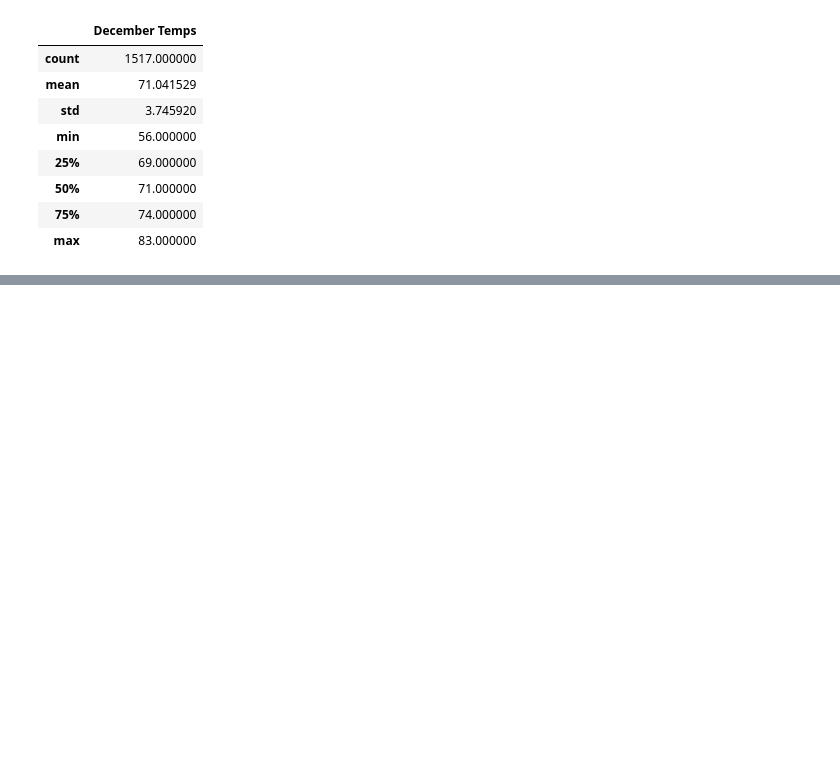
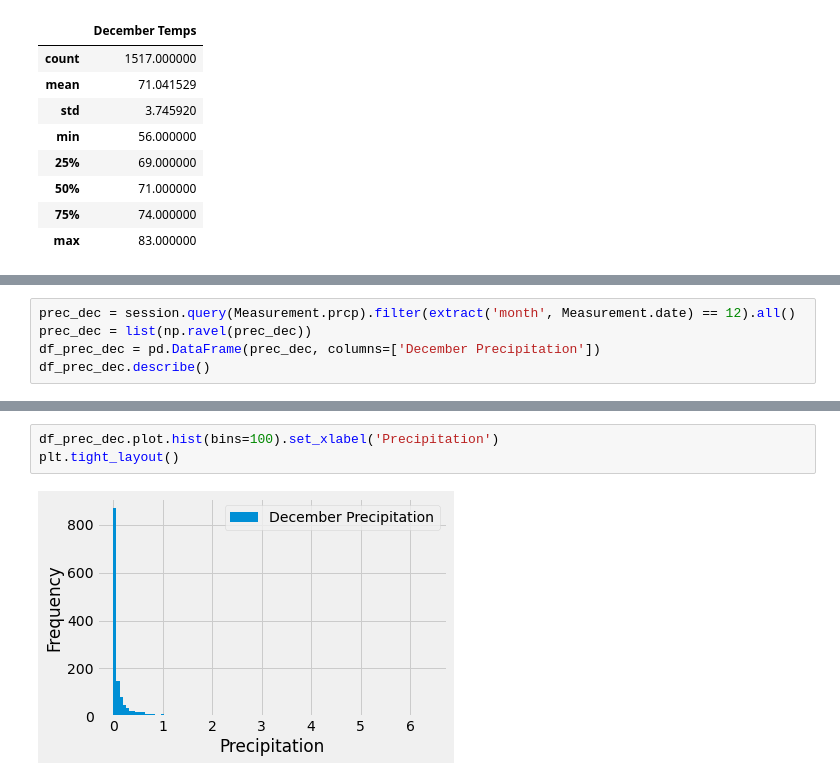
Before and after one commit to Ehsan-O/surfs_up, a Jupyter notebook: SurfsUp_Challenge.ipynb, the cells around one changed output, grey strips where cells are left out. Saved outputs shown, nothing was run; the diff lists cells and outputs as text; blank space fills up the shorter version.

```diff
--- a/SurfsUp_Challenge.ipynb
+++ b/SurfsUp_Challenge.ipynb
@@ -75,0 +102,5 @@ df_dec.describe()
+# %%
+prec_dec = session.query(Measurement.prcp).filter(extract('month', Measurement.date) == 12).all()
+prec_dec = list(np.ravel(prec_dec))
+df_prec_dec = pd.DataFrame(prec_dec, columns=['December Precipitation'])
+df_prec_dec.describe()
@@ -75,0 +117,5 @@ df_dec.describe()
+# %%
+df_prec_dec.plot.hist(bins=100).set_xlabel('Precipitation')
+plt.tight_layout()
+# %% [output]
+[figure, added]
```
Also changed, not shown: parts of 5 cells of this notebook.
